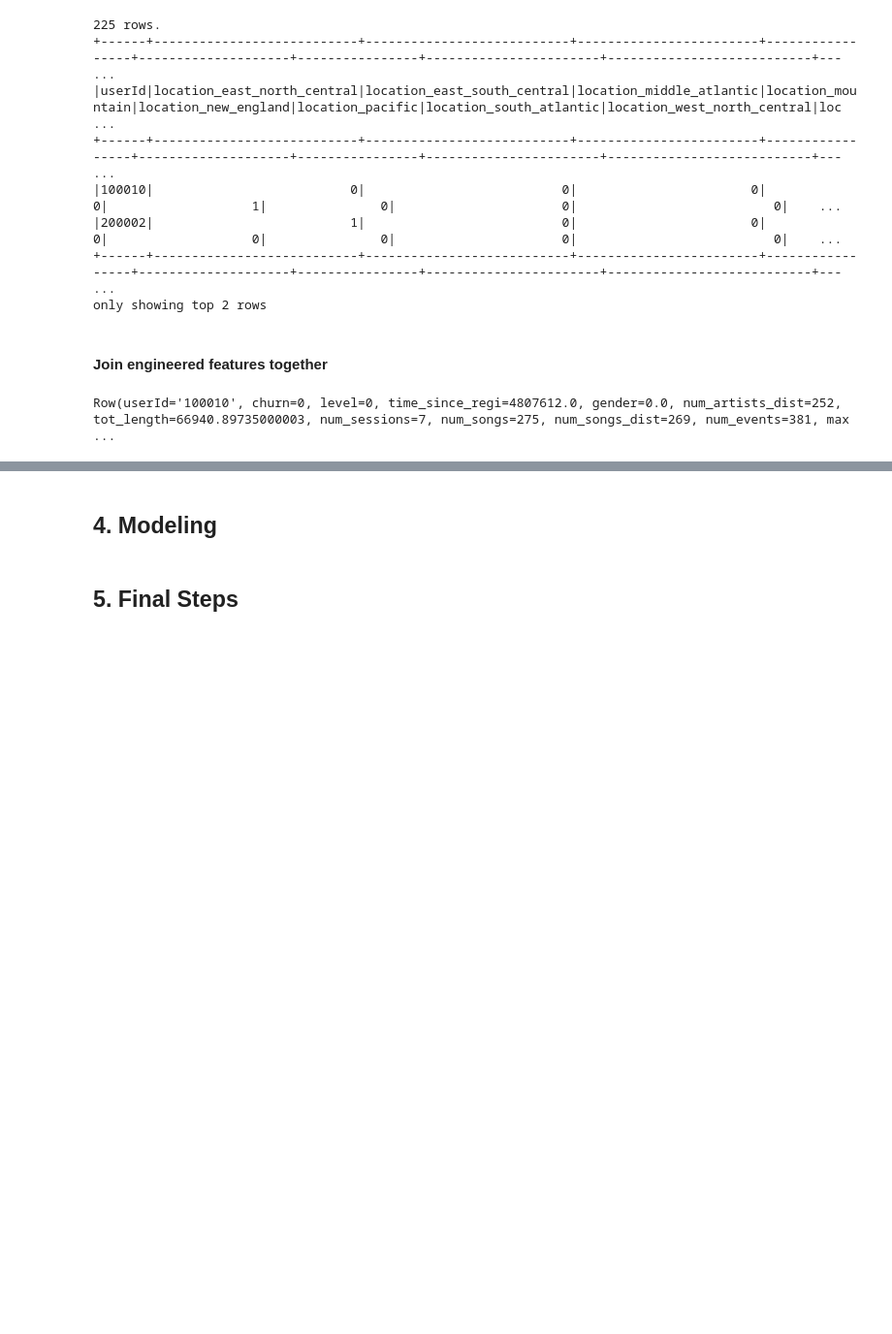
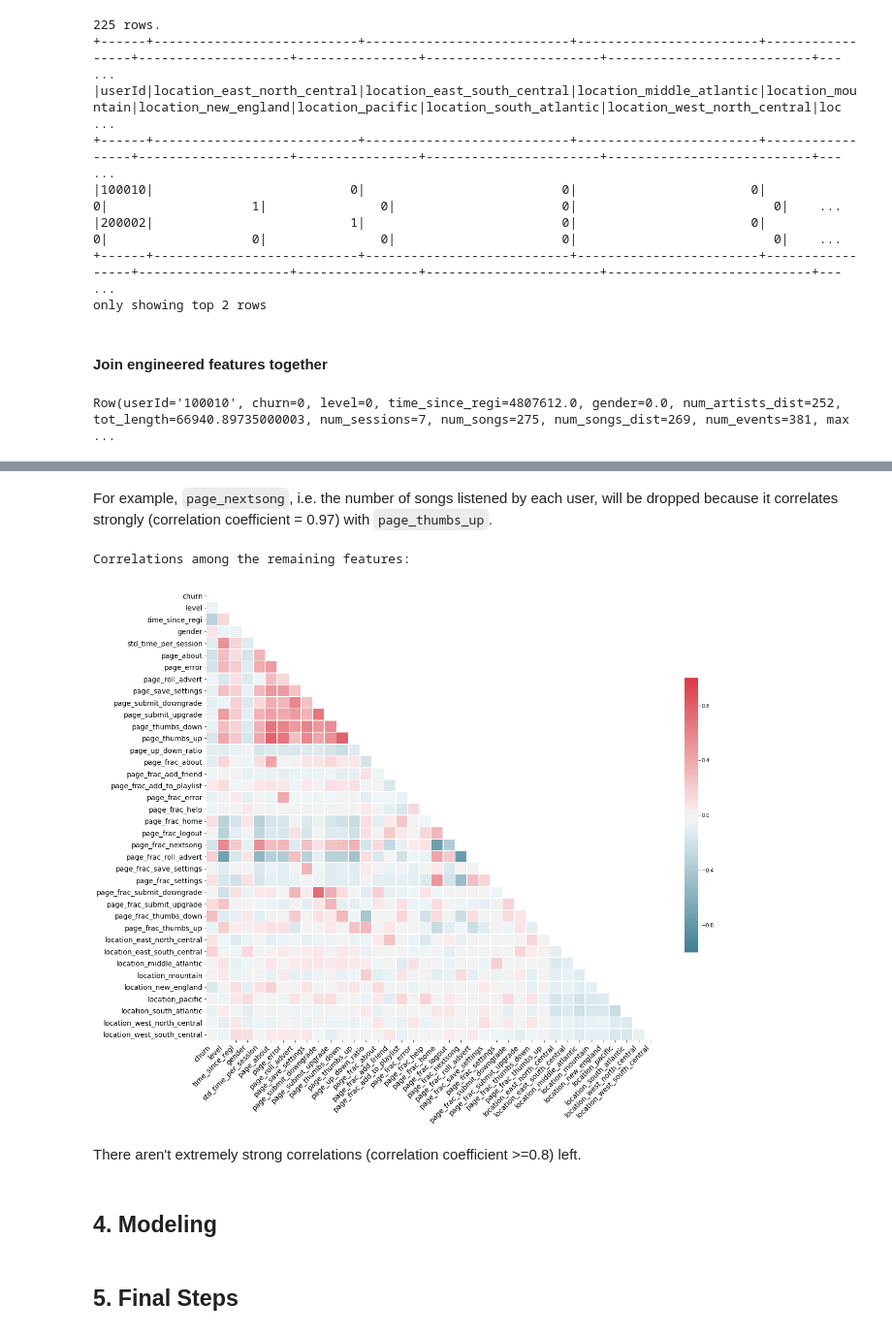
Before and after one commit to angang-li/sparkify, a Jupyter notebook: Sparkify.ipynb, the cells around one changed output, grey strips where cells are left out. Shown at 97% size. Cells and saved outputs as stored; diff of their text form; code cells hidden in the pictures; blank space fills up the shorter version.

Commit message:
Check feature correlations

```diff
--- a/Sparkify.ipynb
+++ b/Sparkify.ipynb
@@ -1234,0 +1242,20 @@ Row(userId='100010', churn=0, level=0, time_since_regi=4807612.0, gender=0.0, nu
+# %%
+# Find correlated features that have absolute correlation >= 0.5
+corr_matrix = dataset_pd.corr()
+correlated_cols = []
+for coln in corr_matrix.columns:
+    correlated = corr_matrix.drop(coln, axis=0).loc[corr_matrix[coln].abs()>=0.5].index.tolist()
+    if len(correlated) > 0:
+        correlated_cols.append(coln)
+# %%
+# Find features to be removed, i.e. feature that has >0.8 correlation with any remaining feature
+corr = dataset_pd[correlated_cols].corr()
+cols_to_remove = []
+counter = 0
+for coln in corr.columns:
+    counter += 1
+    if corr[coln].iloc[counter:].max() >= 0.8:
+        cols_to_remove.append(coln)
+print(f"Highly correlated features that should be removed:\n\n{cols_to_remove}\n\n")
+cols_to_keep = dataset_pd.columns.drop(cols_to_remove).tolist()
+print(f"Features to keep:\n\n{cols_to_keep}")
@@ -1235,3 +1271,38 @@ Row(userId='100010', churn=0, level=0, time_since_regi=4807612.0, gender=0.0, nu
+# %% [markdown]
+For example, `page_nextsong`, i.e. the number of songs listened by each user, will be dropped because it correlates strongly (correlation coefficient = 0.97) with `page_thumbs_up`.
+# %%
+# Visualize correlations of the remaining features
+print("Correlations among the remaining features:")
+cols_to_keep_corr = [coln for coln in cols_to_keep if ('user_agent' not in coln) & ('userId' not in coln)]
+corr_remaining = dataset_pd[cols_to_keep_corr].corr()
+
+# Generate a mask for the upper triangle
+mask = np.zeros_like(corr_remaining, dtype=np.bool)
+mask[np.triu_indices_from(mask)] = True
+
+# Set up the matplotlib figure
+f, ax = plt.subplots(figsize=(20, 20))
+
+# Generate a custom diverging colormap
+cmap = sns.diverging_palette(220, 10, as_cmap=True)
+
+# Draw the heatmap with the mask and correct aspect ratio
+ax = sns.heatmap(
+    corr_remaining, mask=mask, cmap=cmap, center=0,
+    vmin=-1, vmax=1,
+    square=True, linewidths=.5, cbar_kws={"shrink": .5},
+    xticklabels=cols_to_keep_corr,
+    yticklabels=cols_to_keep_corr,
+#     annot=True
+)
+plt.xticks(rotation=45, ha='right', fontsize=14)
+plt.yticks(fontsize=14);
+# ax.figure.axes[-1].yaxis.label.set_size(14)
+# %% [output]
+Correlations among the remaining features:
+[figure, added]
+# %% [markdown]
+There aren't extremely strong correlations (correlation coefficient >=0.8) left.
 # %% [markdown]
 ## 4. Modeling
 # %% [markdown]
```
Also changed, not shown: parts of 3 cells of this notebook.
